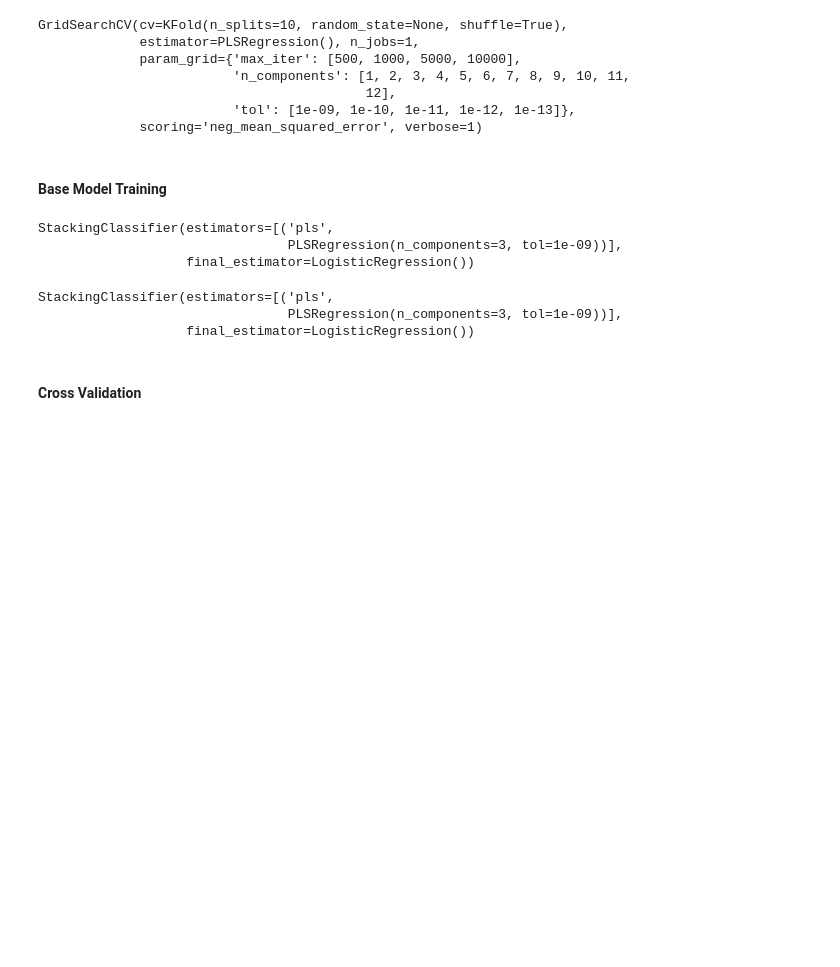
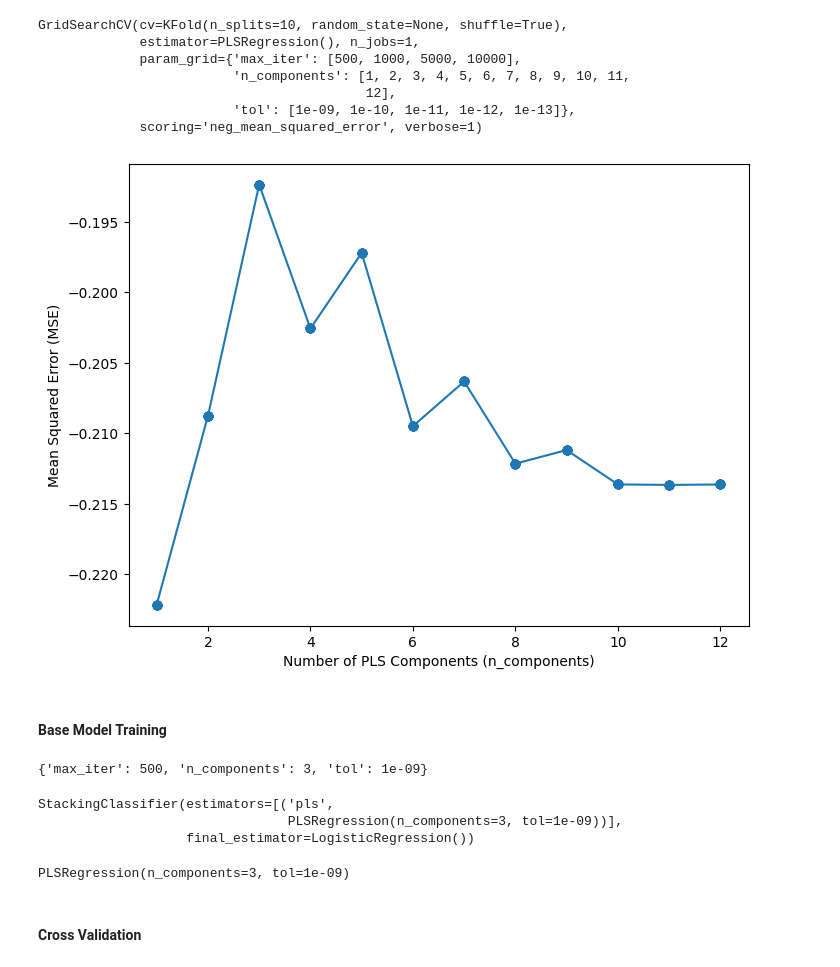
Before and after one commit to cbsither/triseriatus_mirs_paper, a Jupyter notebook: src/parity_status/pls_gonotrophic_status_model.ipynb, the cells around one changed output. Cells and saved outputs as stored; diff of their text form; code cells hidden in the pictures; blank space fills up the shorter version.

```diff
--- a/src/parity_status/pls_gonotrophic_status_model.ipynb
+++ b/src/parity_status/pls_gonotrophic_status_model.ipynb
@@ -74,13 +67,44 @@ GridSearchCV(cv=KFold(n_splits=10, random_state=None, shuffle=True),
                                           12],
                          'tol': [1e-09, 1e-10, 1e-11, 1e-12, 1e-13]},
              scoring='neg_mean_squared_error', verbose=1)
+# %%
+# Get the cross-validation results as a DataFrame
+results = pd.DataFrame(grid_search.cv_results_)
+
+# Sort rows by n_components (sometimes helpful for clean plotting)
+results = results.sort_values(by='param_n_components')
+
+# Extract the parameter values, mean test score, and std test score
+n_comps = results['param_n_components']
+mean_scores = results['mean_test_score']
+std_scores = results['std_test_score']
+# %%
+import matplotlib.pyplot as plt
+
+fig, ax1 = plt.subplots(figsize=(8, 6))
+
+# 1) Left axis: Mean CV R^2 with error bars
+color_left = 'tab:blue'
+ax1.errorbar(
+    n_comps,
+    mean_scores,
+    fmt='-o',
+    capsize=5,
+    color=color_left,
+    label='Mean CV Score ± 1 Std. Dev.'
+)
+ax1.set_xlabel('Number of PLS Components (n_components)')
+ax1.set_ylabel('Mean Squared Error (MSE)')
+ax1.tick_params(axis='y')
+
+plt.show()
+# %% [output]
+[figure, added]
 # %% [markdown]
 
 #### Base Model Training <a name="base_model_training"></a>
-# %%
-grid_search.best_estimator_['max_iter']
-# %% [output]
-StackingClassifier(estimators=[('pls',
-                                PLSRegression(n_components=3, tol=1e-09))],
-                   final_estimator=LogisticRegression())
+# %%
+print(grid_search.best_params_)
+# %% [output]
+{'max_iter': 500, 'n_components': 3, 'tol': 1e-09}
 # %%
@@ -102,6 +125,10 @@ base_model.fit(X=train_df.copy().drop(columns='y'), y=train_df['y'])
 StackingClassifier(estimators=[('pls',
                                 PLSRegression(n_components=3, tol=1e-09))],
                    final_estimator=LogisticRegression())
+# %%
+base_model.estimators[0][1]
+# %% [output]
+PLSRegression(n_components=3, tol=1e-09)
 # %% [markdown]
 #### Cross Validation
 # %%
```
Also changed, not shown: parts of 23 cells of this notebook, 9 other files.
